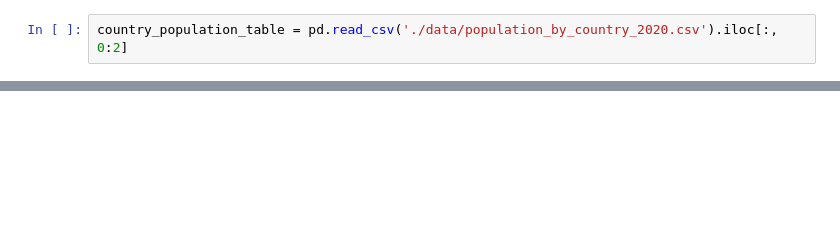
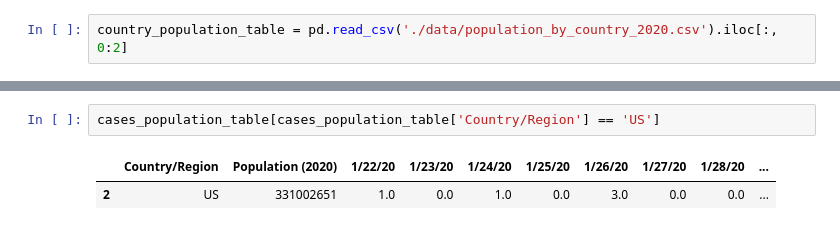
Before and after one commit to moslehm/COVID19-ML-Predictions, a Jupyter notebook: COVID-19 Predictions.ipynb, the cells around one changed output, grey strips where cells are left out. Saved outputs shown, nothing was run; the diff lists cells and outputs as text; blank space fills up the shorter version.

```diff
--- a/COVID-19 Predictions.ipynb
+++ b/COVID-19 Predictions.ipynb
@@ -344,0 +364,5 @@ km = KMeans(n_clusters = 3)
+# %%
+cases_population_table[cases_population_table['Country/Region'] == 'US']
+# %% [output]
+|  | Country/Region | Population (2020) | 1/22/20 | 1/23/20 | 1/24/20 | 1/25/20 | 1/26/20 | 1/27/20 | 1/28/20 | ... |
+| 2 | US | 331002651 | 1.0 | 0.0 | 1.0 | 0.0 | 3.0 | 0.0 | 0.0 | ... |
```
Also changed, not shown: parts of 16 cells of this notebook, 1 other file.
